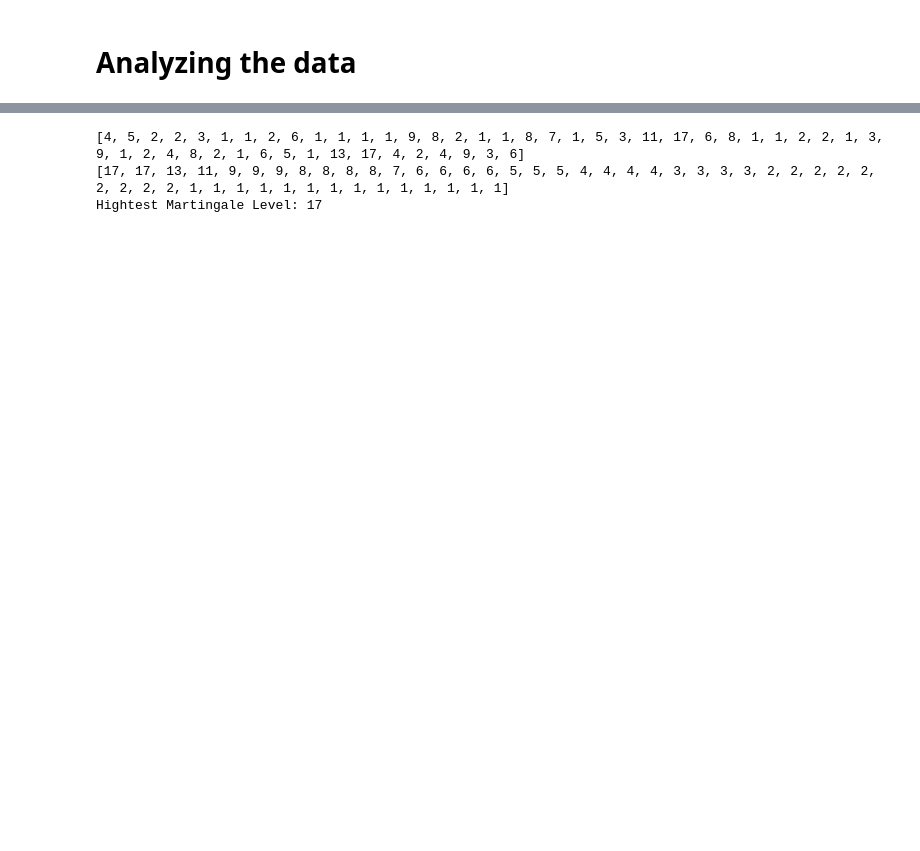
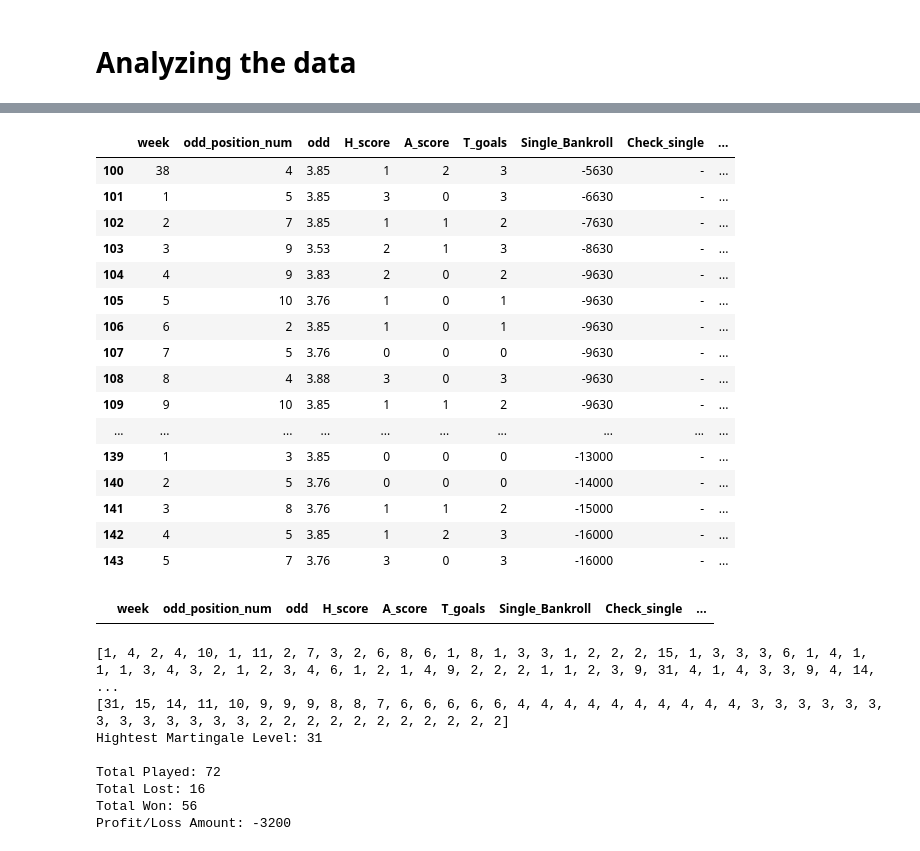
Before and after one commit to CJay-Cipher/virtual_football_league_predictor, a Jupyter notebook: strategy_analyzer.ipynb, the cells around one changed output, grey strips where cells are left out. Saved outputs shown, nothing was run; the diff lists cells and outputs as text; code cells hidden in the pictures; blank space fills up the shorter version.

```diff
--- a/strategy_analyzer.ipynb
+++ b/strategy_analyzer.ipynb
@@ -51,8 +218,33 @@ Mean Odd: 3.738706896551724
+# %%
+odd_df[100: 150]
+# %% [output]
+|  | week | odd_position_num | odd | H_score | A_score | T_goals | Single_Bankroll | Check_single | ... |
+| 100 | 38 | 4 | 3.85 | 1 | 2 | 3 | -5630 | - | ... |
+| 101 | 1 | 5 | 3.85 | 3 | 0 | 3 | -6630 | - | ... |
+| 102 | 2 | 7 | 3.85 | 1 | 1 | 2 | -7630 | - | ... |
+| 103 | 3 | 9 | 3.53 | 2 | 1 | 3 | -8630 | - | ... |
+| 104 | 4 | 9 | 3.83 | 2 | 0 | 2 | -9630 | - | ... |
+| 105 | 5 | 10 | 3.76 | 1 | 0 | 1 | -9630 | - | ... |
+| 106 | 6 | 2 | 3.85 | 1 | 0 | 1 | -9630 | - | ... |
+| 107 | 7 | 5 | 3.76 | 0 | 0 | 0 | -9630 | - | ... |
+| 108 | 8 | 4 | 3.88 | 3 | 0 | 3 | -9630 | - | ... |
+| 109 | 9 | 10 | 3.85 | 1 | 1 | 2 | -9630 | - | ... |
+| ... | ... | ... | ... | ... | ... | ... | ... | ... | ... |
+| 139 | 1 | 3 | 3.85 | 0 | 0 | 0 | -13000 | - | ... |
+| 140 | 2 | 5 | 3.76 | 0 | 0 | 0 | -14000 | - | ... |
+| 141 | 3 | 8 | 3.76 | 1 | 1 | 2 | -15000 | - | ... |
+| 142 | 4 | 5 | 3.85 | 1 | 2 | 3 | -16000 | - | ... |
+| 143 | 5 | 7 | 3.76 | 3 | 0 | 3 | -16000 | - | ... |
+# %%
+odd_df[150: 200]
+# %% [output]
+|  | week | odd_position_num | odd | H_score | A_score | T_goals | Single_Bankroll | Check_single | ... |
 # %%
+
 count = 1
 martingale_list = []
-for x in odd_list:
-    if x[1] > 3:
+for x in odd_df["T_goals"]:
+    if x > 3:
         # print(count)
         martingale_list.append(count)
         count = 1
@@ -62,7 +254,29 @@ for x in odd_list:
 print(martingale_list)
 print(sorted(martingale_list, reverse=True)[:50])
 print("Hightest Martingale Level:", max(martingale_list))
+
+
+single_target = 1000
+loss_amount = 3700
+
+win_length = sorted(martingale_list, reverse=True)
+total_diff = 0
+for x in win_length:
+    if x > 5:
+        total_diff += 1
+    else:
+        break
+print("\nTotal Played:", len(martingale_list))
+print("Total Lost:", total_diff)
+won = len(martingale_list) - total_diff
+print("Total Won:", won)
+print("Profit/Loss Amount:", (won * single_target) - (total_diff * loss_amount))
 # %% [output]
-[4, 5, 2, 2, 3, 1, 1, 2, 6, 1, 1, 1, 1, 9, 8, 2, 1, 1, 8, 7, 1, 5, 3, 11, 17, 6, 8, 1, 1, 2, 2, 1, 3, 9, 1, 2, 4, 8, 2, 1, 6, 5, 1, 13, 17, 4, 2, 4, 9, 3, 6]
-[17, 17, 13, 11, 9, 9, 9, 8, 8, 8, 8, 7, 6, 6, 6, 6, 5, 5, 5, 4, 4, 4, 4, 3, 3, 3, 3, 2, 2, 2, 2, 2, 2, 2, 2, 2, 1, 1, 1, 1, 1, 1, 1, 1, 1, 1, 1, 1, 1, 1]
-Hightest Martingale Level: 17
+[1, 4, 2, 4, 10, 1, 11, 2, 7, 3, 2, 6, 8, 6, 1, 8, 1, 3, 3, 1, 2, 2, 2, 15, 1, 3, 3, 3, 6, 1, 4, 1, 1, 1, 3, 4, 3, 2, 1, 2, 3, 4, 6, 1, 2, 1, 4, 9, 2, 2, 2, 1, 1, 2, 3, 9, 31, 4, 1, 4, 3, 3, 9, 4, 14, ...
+[31, 15, 14, 11, 10, 9, 9, 9, 8, 8, 7, 6, 6, 6, 6, 6, 4, 4, 4, 4, 4, 4, 4, 4, 4, 4, 3, 3, 3, 3, 3, 3, 3, 3, 3, 3, 3, 3, 3, 2, 2, 2, 2, 2, 2, 2, 2, 2, 2, 2]
+Hightest Martingale Level: 31
+
+Total Played: 72
+Total Lost: 16
+Total Won: 56
+Profit/Loss Amount: -3200
```
Also changed, not shown: parts of 16 cells of this notebook, 20 other files.
